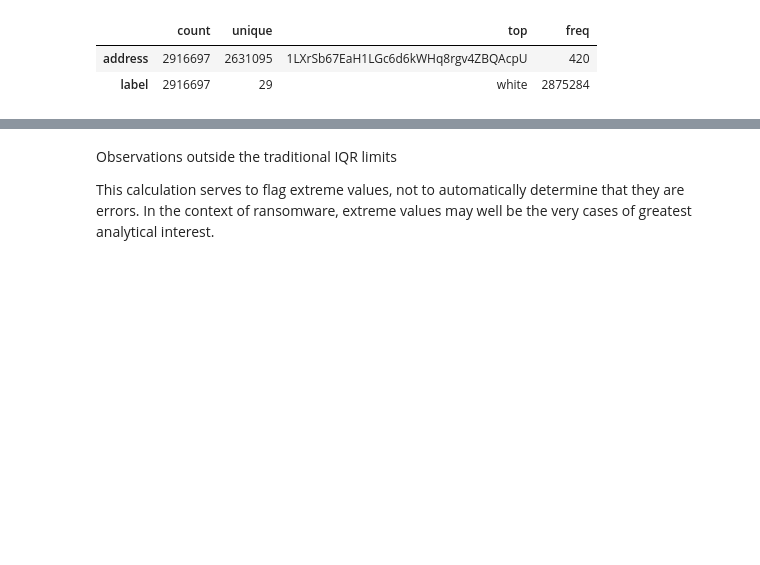
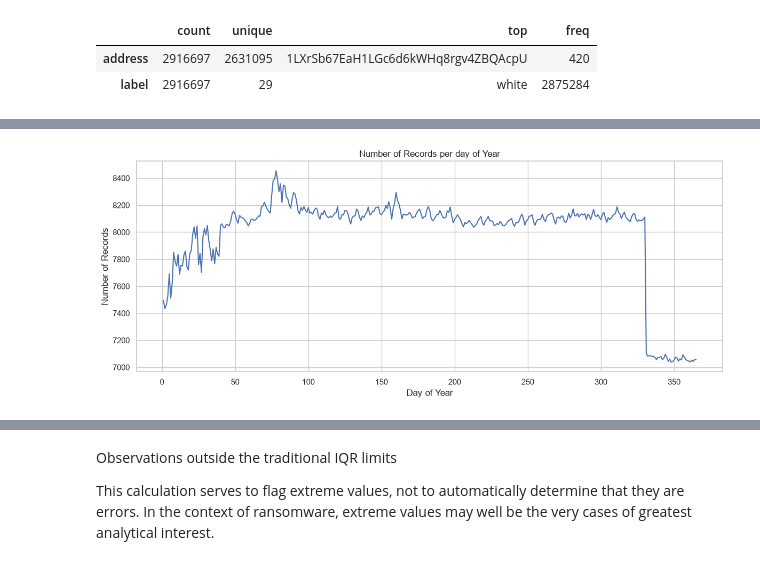
Before and after one commit to CCT-Dublin/CCT_ST_CA_01_20S, a Jupyter notebook: notebooks/CCT_ST_CA_01_20S.ipynb, the cells around one changed output, grey strips where cells are left out. Drawn from its saved outputs; the diff is of its cells as text; code cells hidden in the pictures; blank space fills up the shorter version.

```diff
--- a/notebooks/CCT_ST_CA_01_20S.ipynb
+++ b/notebooks/CCT_ST_CA_01_20S.ipynb
@@ -570,3 +604,5 @@ def F_correlation_matrix(data:pd.DataFrame):
 # %%
-# F_lineplot(df_analysis, "day")
+F_lineplot(df_analysis, "day")
+# %% [output]
+[figure, added]
 # %%
```
Also changed, not shown: parts of 51 cells of this notebook.
